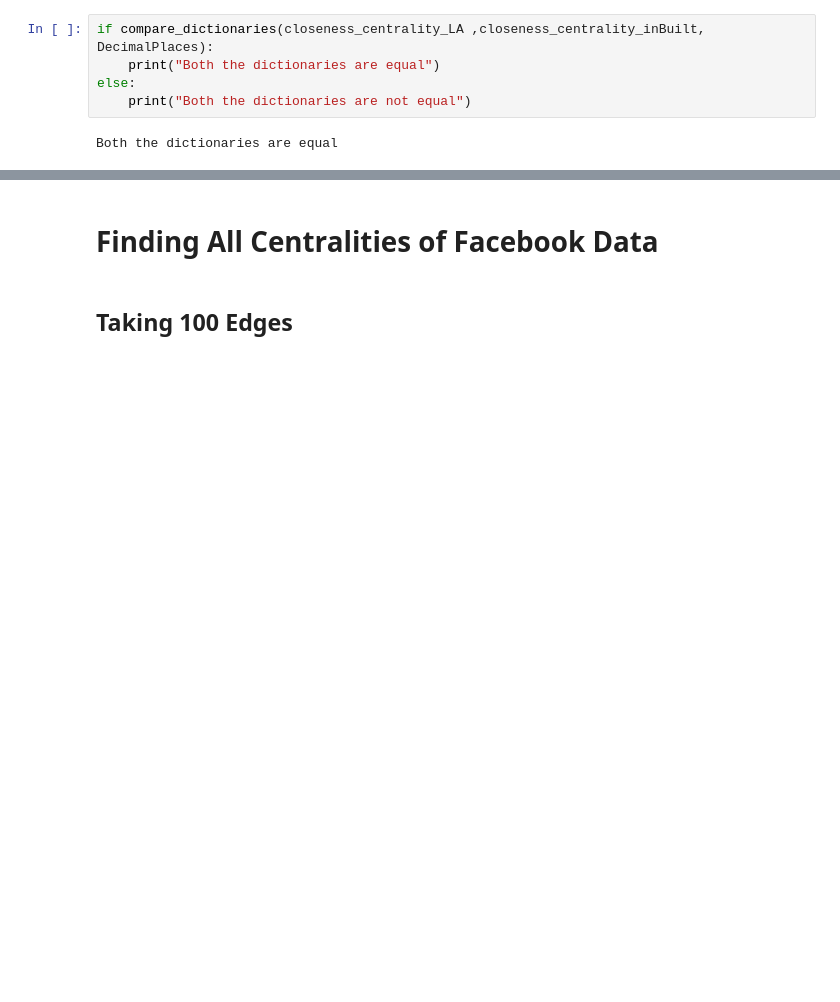
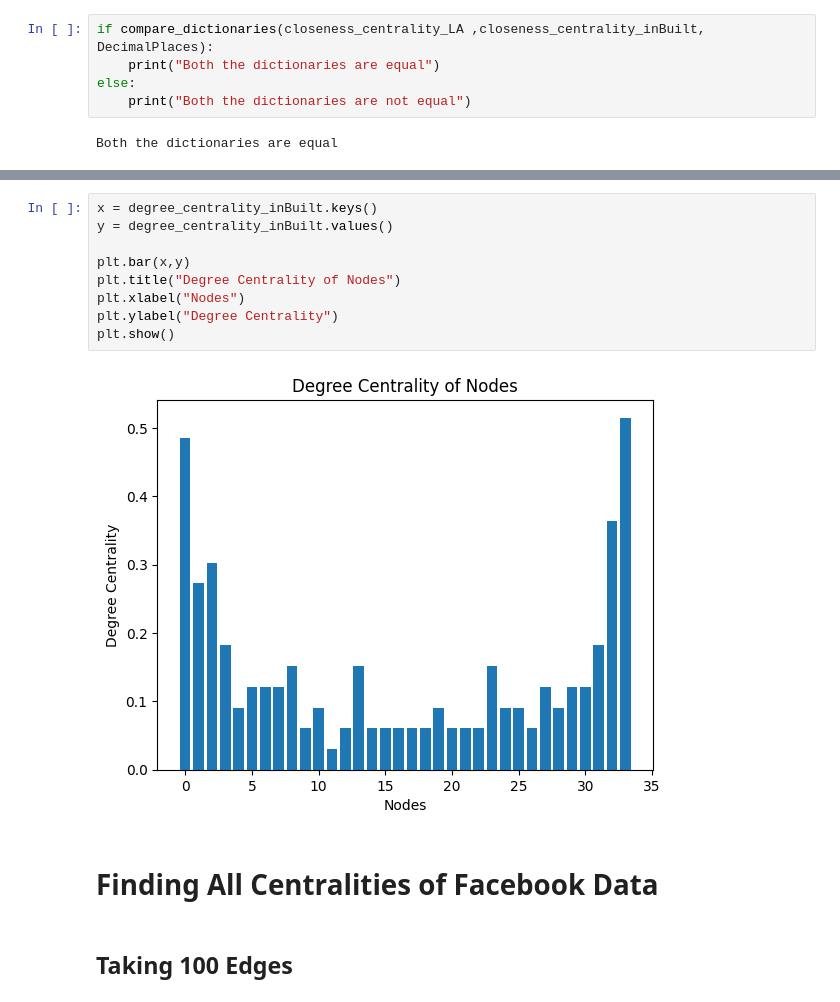
Before and after one commit to techoflashh/LA-Project, a Jupyter notebook: ProjectNotebook.ipynb, the cells around one changed output, grey strips where cells are left out. Cells and saved outputs as stored; diff of their text form; blank space fills up the shorter version.

```diff
--- a/ProjectNotebook.ipynb
+++ b/ProjectNotebook.ipynb
@@ -248,3 +311,14 @@ Both the dictionaries are equal
+# %%
+x = degree_centrality_inBuilt.keys()
+y = degree_centrality_inBuilt.values()
+
+plt.bar(x,y)
+plt.title("Degree Centrality of Nodes")
+plt.xlabel("Nodes")
+plt.ylabel("Degree Centrality")
+plt.show()
+# %% [output]
+[figure, added]
 # %% [markdown]
 # Finding All Centralities of Facebook Data
 # %% [markdown]
```
Also changed, not shown: parts of 17 cells of this notebook, 11 other files.
